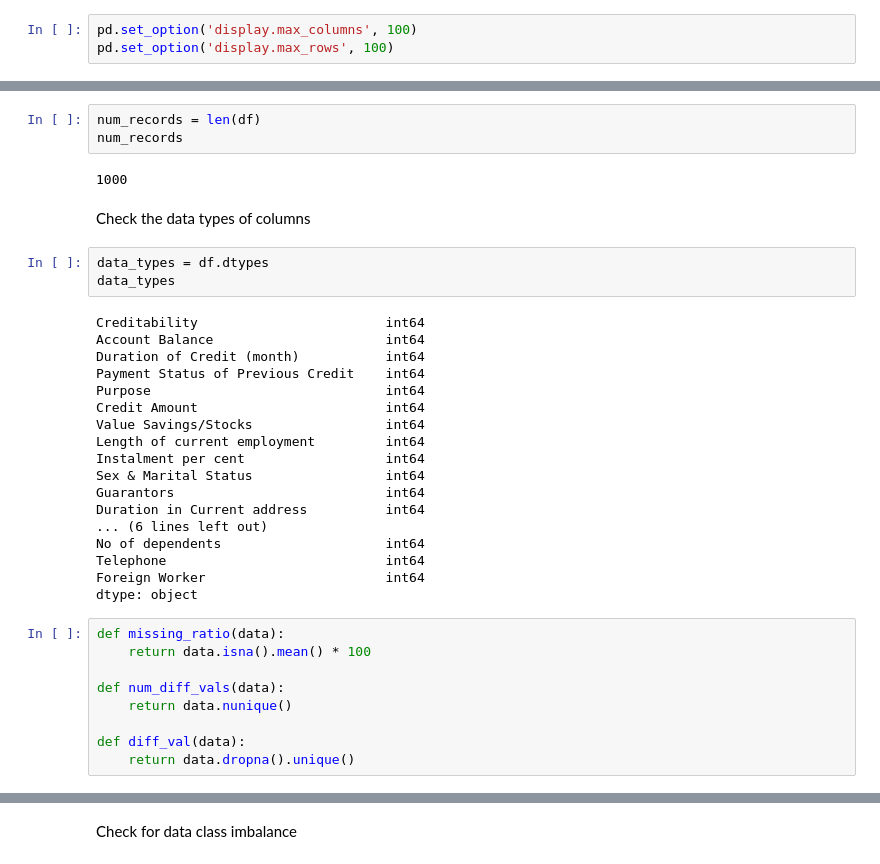
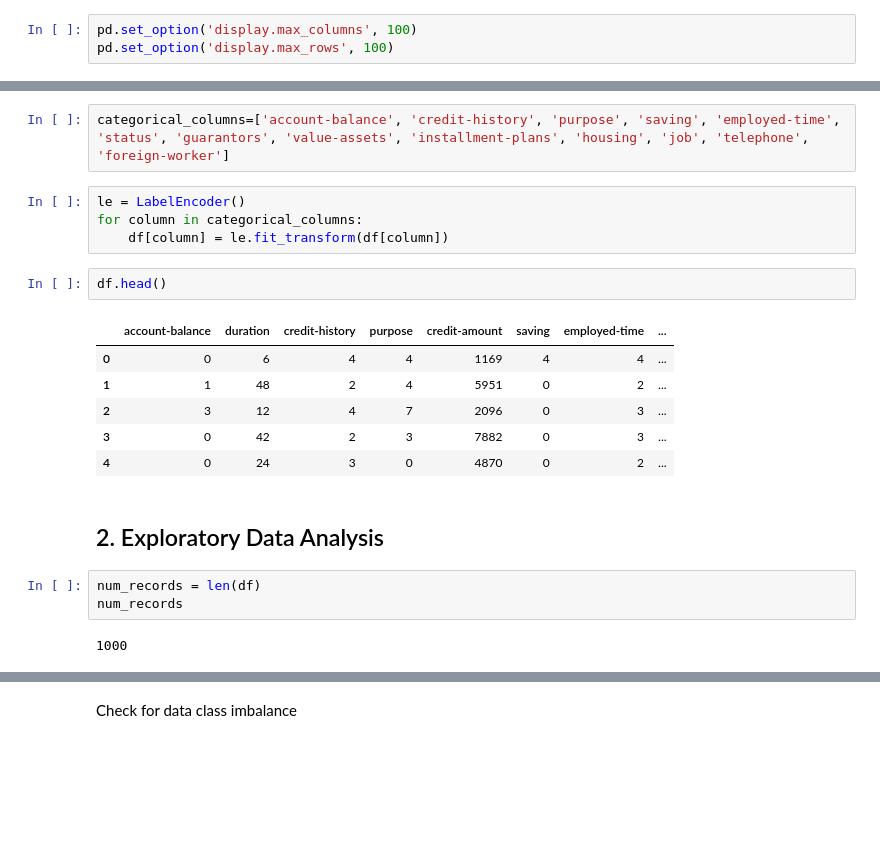
Before and after one commit to ldtpvince/credit_risk_modelling, a Jupyter notebook: credit_risk.ipynb, the cells around one changed output, grey strips where cells are left out. Drawn from its saved outputs; the diff is of its cells as text; blank space fills up the shorter version.

```diff
--- a/credit_risk.ipynb
+++ b/credit_risk.ipynb
@@ -33,37 +60,22 @@ Index(['Creditability', 'Account Balance', 'Duration of Credit (month)',
+# %%
+categorical_columns=['account-balance', 'credit-history', 'purpose', 'saving', 'employed-time', 'status', 'guarantors', 'value-assets', 'installment-plans', 'housing', 'job', 'telephone', 'foreign-worker']
+# %%
+le = LabelEncoder()
+for column in categorical_columns:
+    df[column] = le.fit_transform(df[column])
+# %%
+df.head()
+# %% [output]
+|  | account-balance | duration | credit-history | purpose | credit-amount | saving | employed-time | ... |
+| 0 | 0 | 6 | 4 | 4 | 1169 | 4 | 4 | ... |
+| 1 | 1 | 48 | 2 | 4 | 5951 | 0 | 2 | ... |
+| 2 | 3 | 12 | 4 | 7 | 2096 | 0 | 3 | ... |
+| 3 | 0 | 42 | 2 | 3 | 7882 | 0 | 3 | ... |
+| 4 | 0 | 24 | 3 | 0 | 4870 | 0 | 2 | ... |
+# %% [markdown]
+## 2. Exploratory Data Analysis
 # %%
 num_records = len(df)
 num_records
 # %% [output]
 1000
-# %% [markdown]
-Check the data types of columns
-# %%
-data_types = df.dtypes
-data_types
-# %% [output]
-Creditability                        int64
-Account Balance                      int64
-Duration of Credit (month)           int64
-Payment Status of Previous Credit    int64
-Purpose                              int64
-Credit Amount                        int64
-Value Savings/Stocks                 int64
-Length of current employment         int64
-Instalment per cent                  int64
-Sex & Marital Status                 int64
-Guarantors                           int64
-Duration in Current address          int64
-... (6 lines left out)
-No of dependents                     int64
-Telephone                            int64
-Foreign Worker                       int64
-dtype: object
-# %%
-def missing_ratio(data):
-    return data.isna().mean() * 100
-
-def num_diff_vals(data):
-    return data.nunique()
-
-def diff_val(data):
-    return data.dropna().unique()
```
Also changed, not shown: parts of 29 cells of this notebook, 1 other file.
